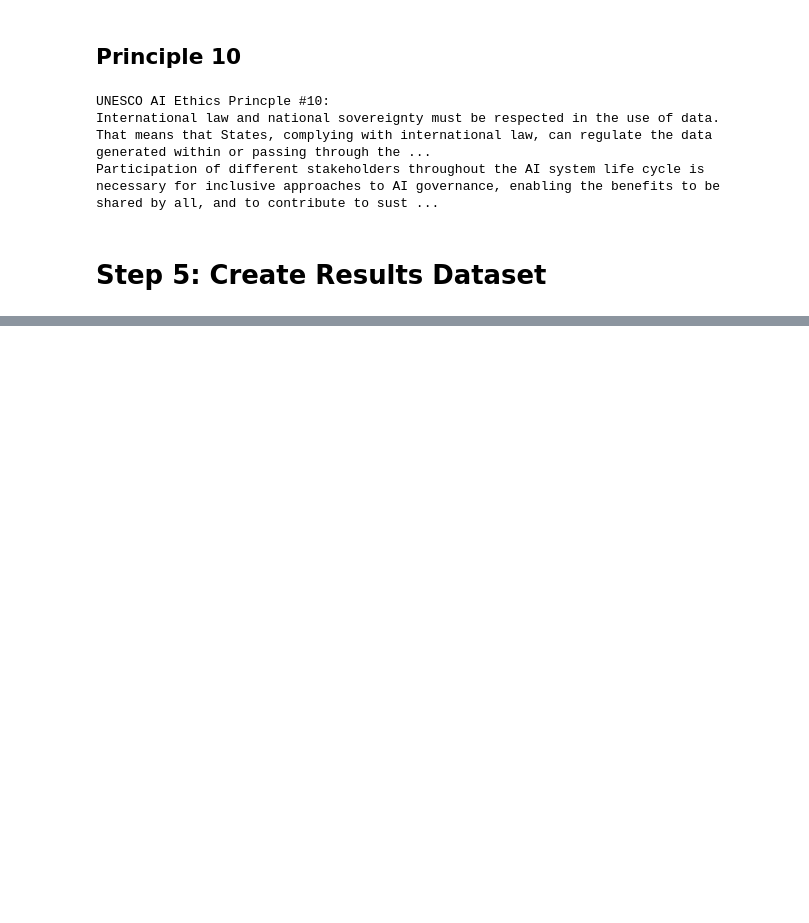
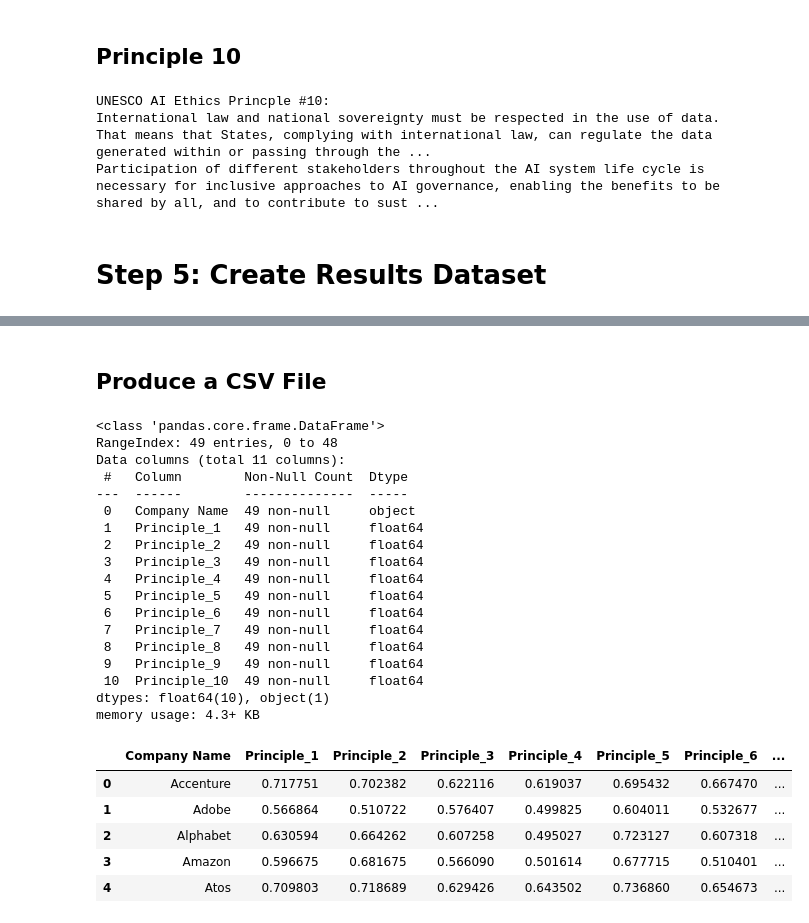
Before and after one commit to Kensuzuki95/Corporate_AI_Ethics_Guideline_Analysis, a Jupyter notebook: Document_Analysis.ipynb, the cells around one changed output, grey strips where cells are left out. Drawn from its saved outputs; the diff is of its cells as text; code cells hidden in the pictures; blank space fills up the shorter version.

Commit message:
Results produced

```diff
--- a/Document_Analysis.ipynb
+++ b/Document_Analysis.ipynb
@@ -389,0 +370,31 @@ similarity_data
+# %% [markdown]
+## Produce a CSV File
+# %%
+final_results = similarity_data.drop(columns = ['Main Text'])
+final_results.info()
+final_results.head()
+# %% [output]
+<class 'pandas.core.frame.DataFrame'>
+RangeIndex: 49 entries, 0 to 48
+Data columns (total 11 columns):
+ #   Column        Non-Null Count  Dtype
+---  ------        --------------  -----
+ 0   Company Name  49 non-null     object
+ 1   Principle_1   49 non-null     float64
+ 2   Principle_2   49 non-null     float64
+ 3   Principle_3   49 non-null     float64
+ 4   Principle_4   49 non-null     float64
+ 5   Principle_5   49 non-null     float64
+ 6   Principle_6   49 non-null     float64
+ 7   Principle_7   49 non-null     float64
+ 8   Principle_8   49 non-null     float64
+ 9   Principle_9   49 non-null     float64
+ 10  Principle_10  49 non-null     float64
+dtypes: float64(10), object(1)
+memory usage: 4.3+ KB
+|  | Company Name | Principle_1 | Principle_2 | Principle_3 | Principle_4 | Principle_5 | Principle_6 | ... |
+| 0 | Accenture | 0.717751 | 0.702382 | 0.622116 | 0.619037 | 0.695432 | 0.667470 | ... |
+| 1 | Adobe | 0.566864 | 0.510722 | 0.576407 | 0.499825 | 0.604011 | 0.532677 | ... |
+| 2 | Alphabet | 0.630594 | 0.664262 | 0.607258 | 0.495027 | 0.723127 | 0.607318 | ... |
+| 3 | Amazon | 0.596675 | 0.681675 | 0.566090 | 0.501614 | 0.677715 | 0.510401 | ... |
+| 4 | Atos | 0.709803 | 0.718689 | 0.629426 | 0.643502 | 0.736860 | 0.654673 | ... |
```
Also changed, not shown: parts of 5 cells of this notebook.
